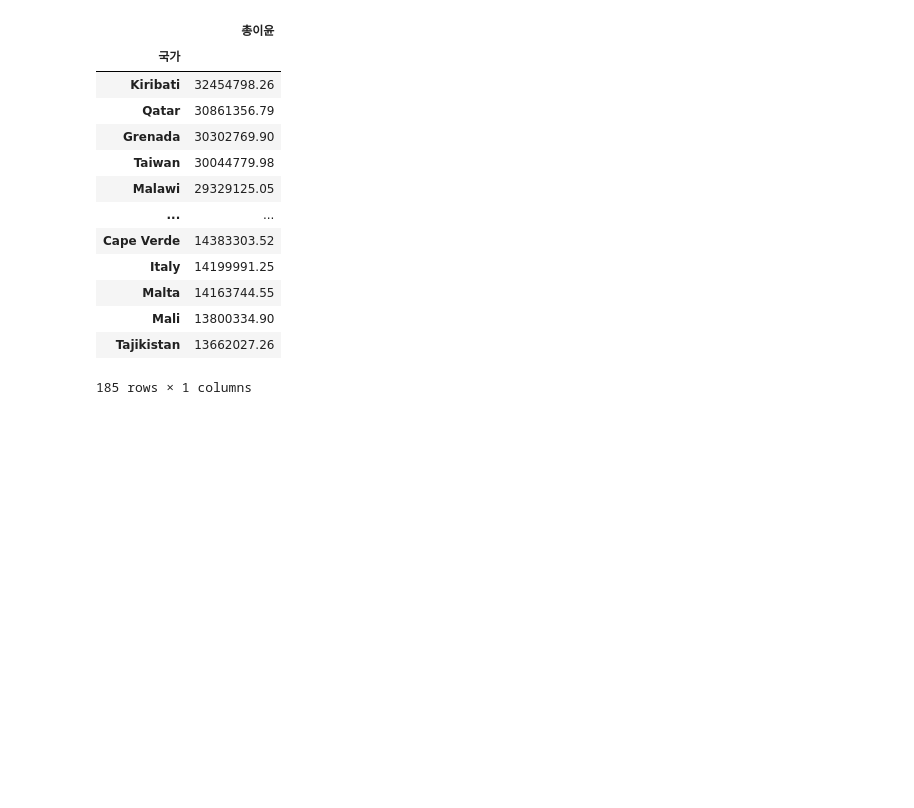
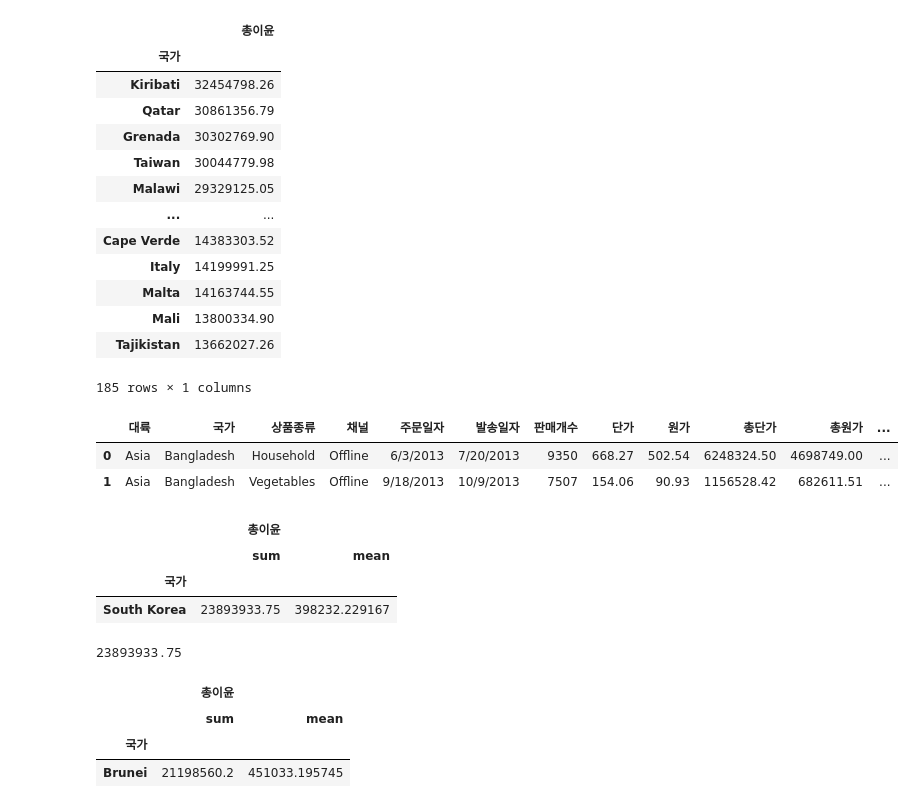
Before and after one commit to bsmoon-86/ezen_2406, a Jupyter notebook: python/240706/02_sales.ipynb, the cells around one changed output. Drawn from its saved outputs; the diff is of its cells as text; code cells hidden in the pictures; blank space fills up the shorter version.

```diff
--- a/python/240706/02_sales.ipynb
+++ b/python/240706/02_sales.ipynb
@@ -201,3 +201,9 @@ group_data.sort_values(['총이윤'], ascending=False)
 | Mali | 13800334.90 |
 | Tajikistan | 13662027.26 |
 185 rows × 1 columns
+# %%
+sales.head(2)
+# %% [output]
+|  | 대륙 | 국가 | 상품종류 | 채널 | 주문일자 | 발송일자 | 판매개수 | 단가 | 원가 | 총단가 | 총원가 | ... |
+| 0 | Asia | Bangladesh | Household | Offline | 6/3/2013 | 7/20/2013 | 9350 | 668.27 | 502.54 | 6248324.50 | 4698749.00 | ... |
+| 1 | Asia | Bangladesh | Vegetables | Offline | 9/18/2013 | 10/9/2013 | 7507 | 154.06 | 90.93 | 1156528.42 | 682611.51 | ... |
@@ -203,0 +213,19 @@ group_data.sort_values(['총이윤'], ascending=False)
+# %%
+# group_data2에서 국가가 South Korea인 총 이윤의 합계값을 출력
+group_data2.loc['South Korea', ('총이윤', 'sum')]
+# %% [output]
+|  | 총이윤 |  |
+|  | sum | mean |
+| 국가 |  |  |
+| South Korea | 23893933.75 | 398232.229167 |
+# %%
+group_data2['총이윤']['sum']['South Korea']
+# %% [output]
+23893933.75
+# %%
+group_data2.iloc[[20]]
+# %% [output]
+|  | 총이윤 |  |
+|  | sum | mean |
+| 국가 |  |  |
+| Brunei | 21198560.2 | 451033.195745 |
```
Also changed, not shown: parts of 18 cells of this notebook.
